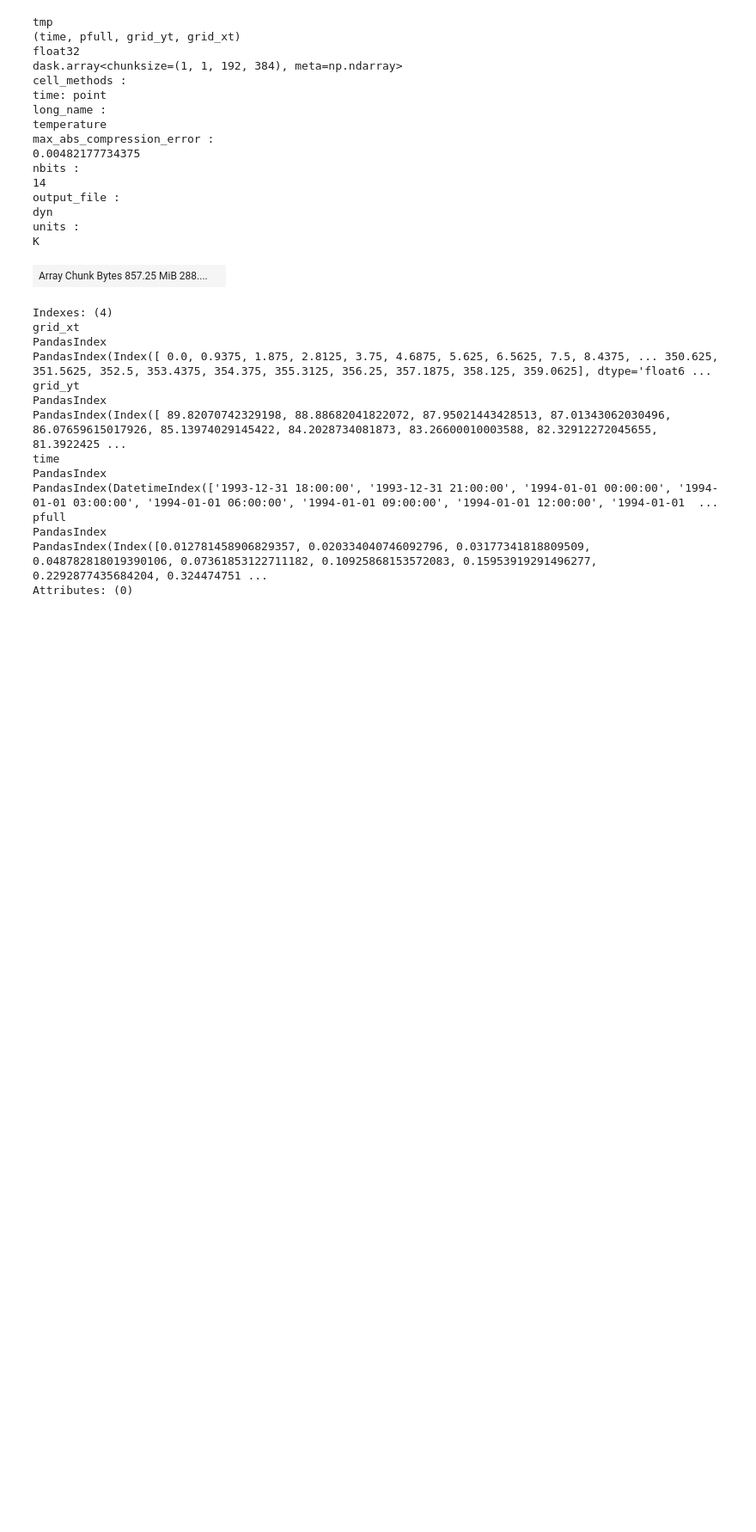
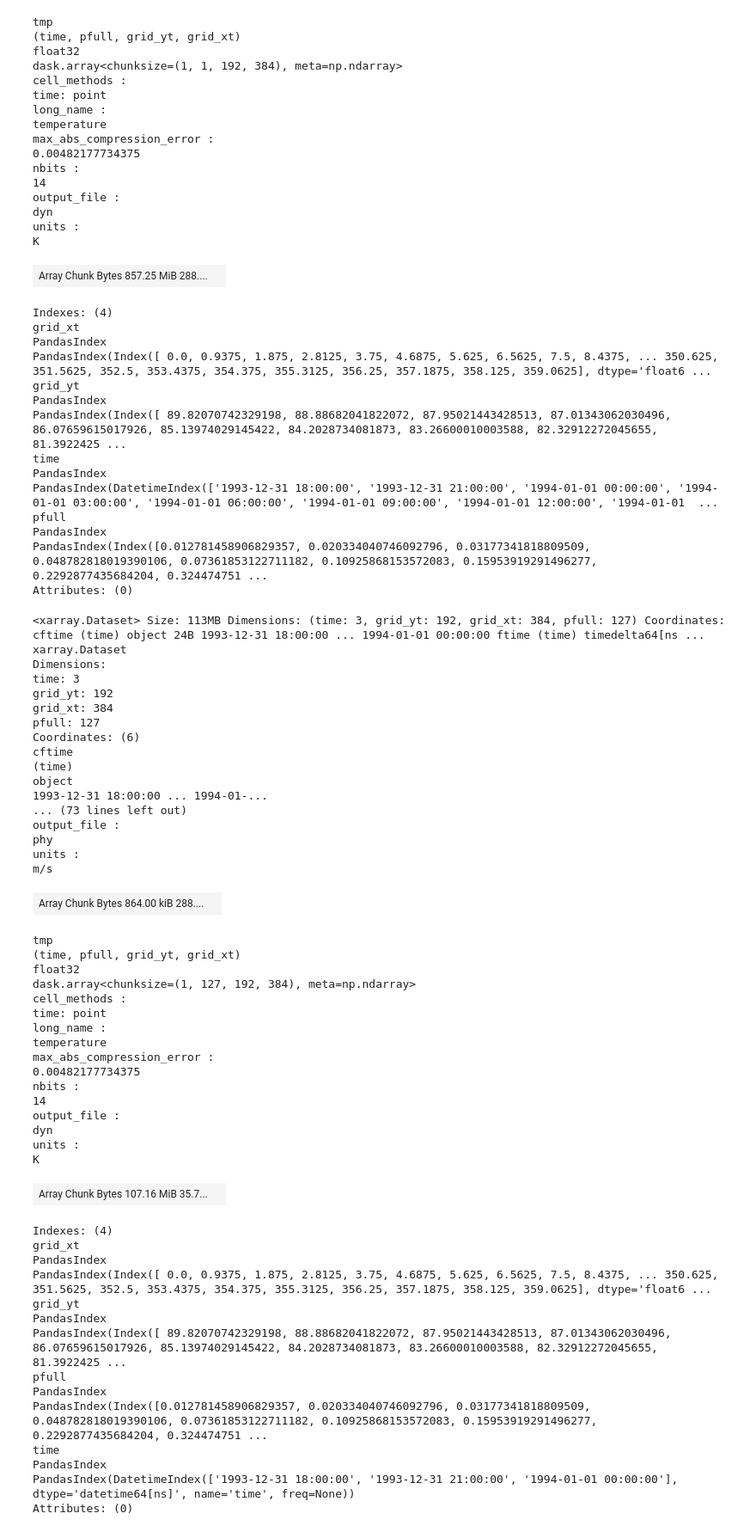
Before and after one commit to mariahpope/ufs2arco, a Jupyter notebook: examples/replay/subsample/testing.ipynb, the cells around one changed output. Shown at 86% size. Cells and saved outputs as stored; diff of their text form; code cells hidden in the pictures; blank space fills up the shorter version.

```diff
--- a/examples/replay/subsample/testing.ipynb
+++ b/examples/replay/subsample/testing.ipynb
@@ -83,3 +83,74 @@ pfull
 PandasIndex
 PandasIndex(Index([0.012781458906829357, 0.020334040746092796, 0.03177341818809509, 0.048782818019390106, 0.07361853122711182, 0.10925868153572083, 0.15953919291496277, 0.2292877435684204, 0.324474751 ...
 Attributes: (0)
+# %%
+ds = xr.open_zarr("gcs://noaa-ufs-gefsv13replay/ufs-hr1/0.25-degree/03h-freq/zarr/fv3.zarr",
+                storage_options={"token": "anon"},)
+ds = ds[['acond','tmp']]
+ds = ds.isel(grid_xt=slice(None, None, 4),
+             grid_yt=slice(None, None, 4))
+
+ds_subset = ds.isel(time=slice(0,3)).load()
+
+#ds_subset = ds_subset.isel(grid_xt=slice(None, None, 4),
+#                            grid_yt=slice(None, None, 4))
+
+ds_subset = ds_subset.chunk({"time":1,
+                             "pfull":127,
+                            "grid_yt":-1,
+                            "grid_xt":-1})
+
+ds_subset['cftime'].load()
+ds_subset['ftime'].load()
+
+ds_subset
+# %% [output]
+<xarray.Dataset> Size: 113MB Dimensions: (time: 3, grid_yt: 192, grid_xt: 384, pfull: 127) Coordinates: cftime (time) object 24B 1993-12-31 18:00:00 ... 1994-01-01 00:00:00 ftime (time) timedelta64[ns ...
+xarray.Dataset
+Dimensions:
+time: 3
+grid_yt: 192
+grid_xt: 384
+pfull: 127
+Coordinates: (6)
+cftime
+(time)
+object
+1993-12-31 18:00:00 ... 1994-01-...
+... (73 lines left out)
+output_file :
+phy
+units :
+m/s
+| Array Chunk Bytes 864.00 kiB 288.... |  |
+tmp
+(time, pfull, grid_yt, grid_xt)
+float32
+dask.array<chunksize=(1, 127, 192, 384), meta=np.ndarray>
+cell_methods :
+time: point
+long_name :
+temperature
+max_abs_compression_error :
+0.00482177734375
+nbits :
+14
+output_file :
+dyn
+units :
+K
+| Array Chunk Bytes 107.16 MiB 35.7... |  |
+Indexes: (4)
+grid_xt
+PandasIndex
+PandasIndex(Index([ 0.0, 0.9375, 1.875, 2.8125, 3.75, 4.6875, 5.625, 6.5625, 7.5, 8.4375, ... 350.625, 351.5625, 352.5, 353.4375, 354.375, 355.3125, 356.25, 357.1875, 358.125, 359.0625], dtype='float6 ...
+grid_yt
+PandasIndex
+PandasIndex(Index([ 89.82070742329198, 88.88682041822072, 87.95021443428513, 87.01343062030496, 86.07659615017926, 85.13974029145422, 84.2028734081873, 83.26600010003588, 82.32912272045655, 81.3922425 ...
+pfull
+PandasIndex
+PandasIndex(Index([0.012781458906829357, 0.020334040746092796, 0.03177341818809509, 0.048782818019390106, 0.07361853122711182, 0.10925868153572083, 0.15953919291496277, 0.2292877435684204, 0.324474751 ...
+time
+PandasIndex
+PandasIndex(DatetimeIndex(['1993-12-31 18:00:00', '1993-12-31 21:00:00', '1994-01-01 00:00:00'], dtype='datetime64[ns]', name='time', freq=None))
+Attributes: (0)
```
Also changed, not shown: parts of 1 cell of this notebook, 2 other files.
